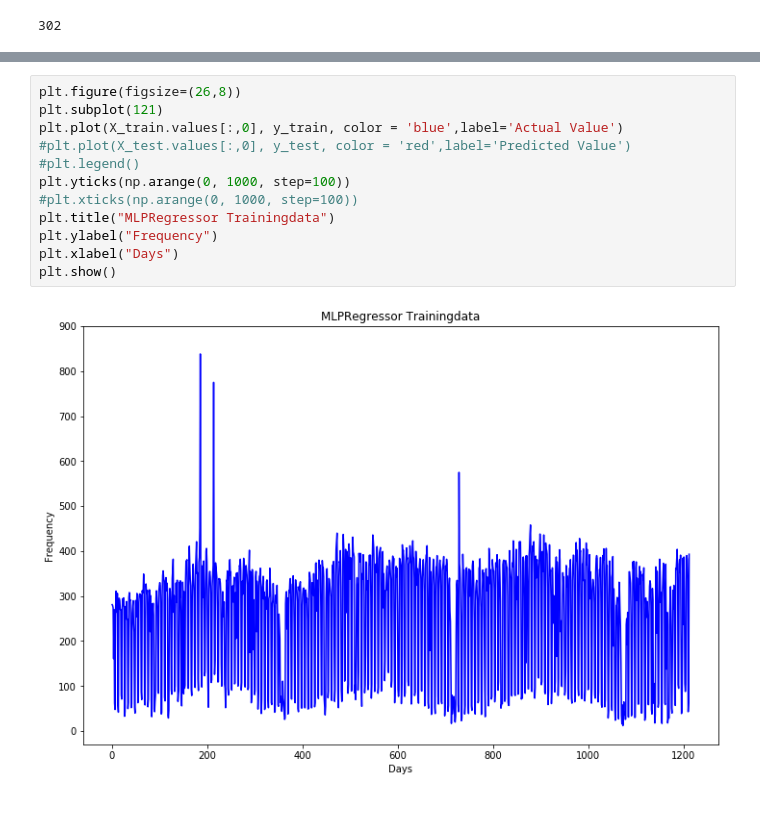
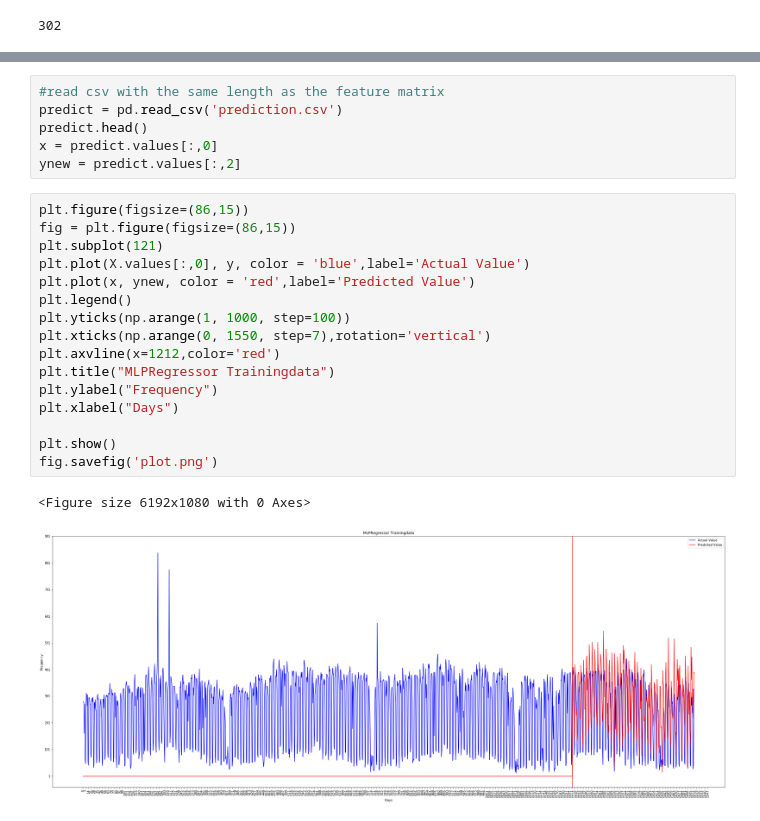
Before and after one commit to dataBikeHsUlm/MapReduce, a Jupyter notebook: Data_Profiling/MLPRegressorPlot.ipynb, the cells around one changed output, grey strips where cells are left out. Cells and saved outputs as stored; diff of their text form.

Commit message:
improve MLPRegressorPlot, add csvs, png

```diff
--- a/Data_Profiling/MLPRegressorPlot.ipynb
+++ b/Data_Profiling/MLPRegressorPlot.ipynb
@@ -202,14 +83,25 @@ X_train.head()
+# %%
+#read csv with the same length as the feature matrix
+predict = pd.read_csv('prediction.csv')
+predict.head()
+x = predict.values[:,0]
+ynew = predict.values[:,2]
 # %%
-plt.figure(figsize=(26,8))
+plt.figure(figsize=(86,15))
+fig = plt.figure(figsize=(86,15))
 plt.subplot(121)
-plt.plot(X_train.values[:,0], y_train, color = 'blue',label='Actual Value')
-#plt.plot(X_test.values[:,0], y_test, color = 'red',label='Predicted Value')
-#plt.legend()
-plt.yticks(np.arange(0, 1000, step=100))
-#plt.xticks(np.arange(0, 1000, step=100))
+plt.plot(X.values[:,0], y, color = 'blue',label='Actual Value')
+plt.plot(x, ynew, color = 'red',label='Predicted Value')
+plt.legend()
+plt.yticks(np.arange(1, 1000, step=100))
+plt.xticks(np.arange(0, 1550, step=7),rotation='vertical')
+plt.axvline(x=1212,color='red')
 plt.title("MLPRegressor Trainingdata")
 plt.ylabel("Frequency")
 plt.xlabel("Days")
+
 plt.show()
+fig.savefig('plot.png')
 # %% [output]
+<Figure size 6192x1080 with 0 Axes>
-[figure, old version]
+[figure, new version]
```
Also changed, not shown: parts of 10 cells of this notebook, 4 other files.
